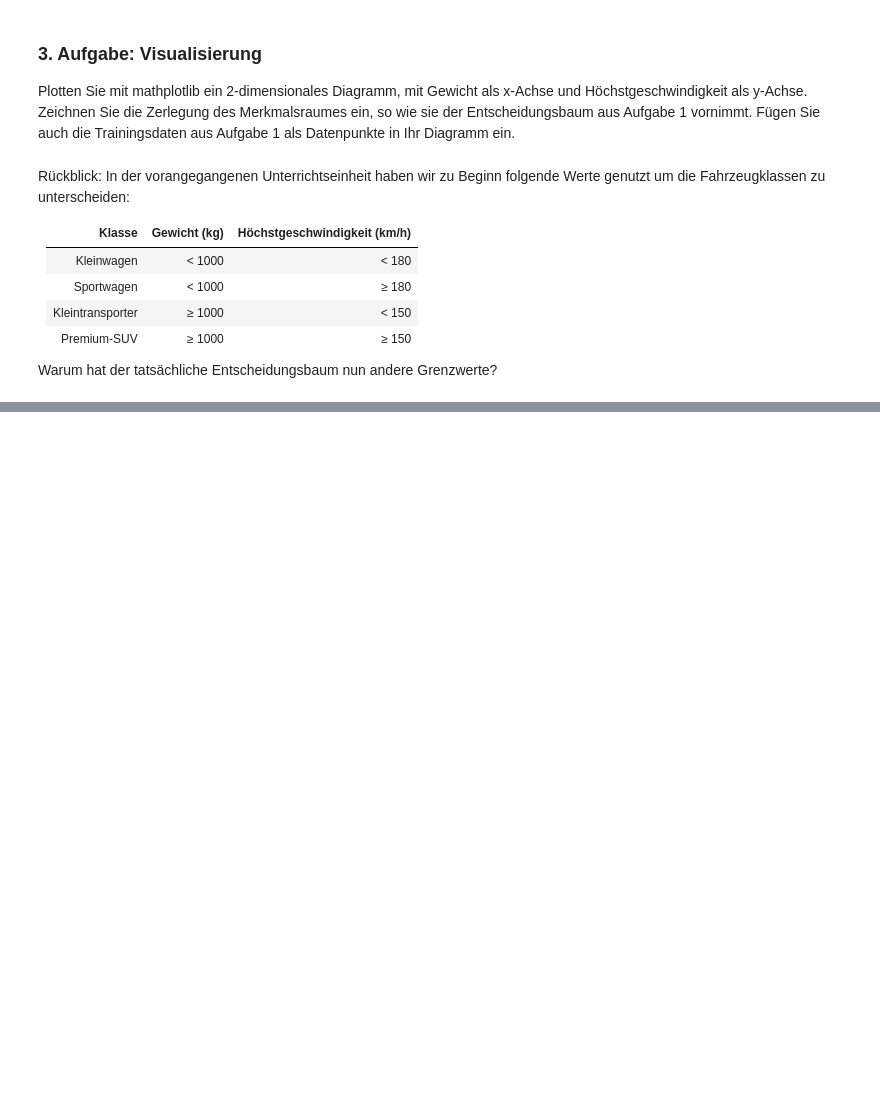
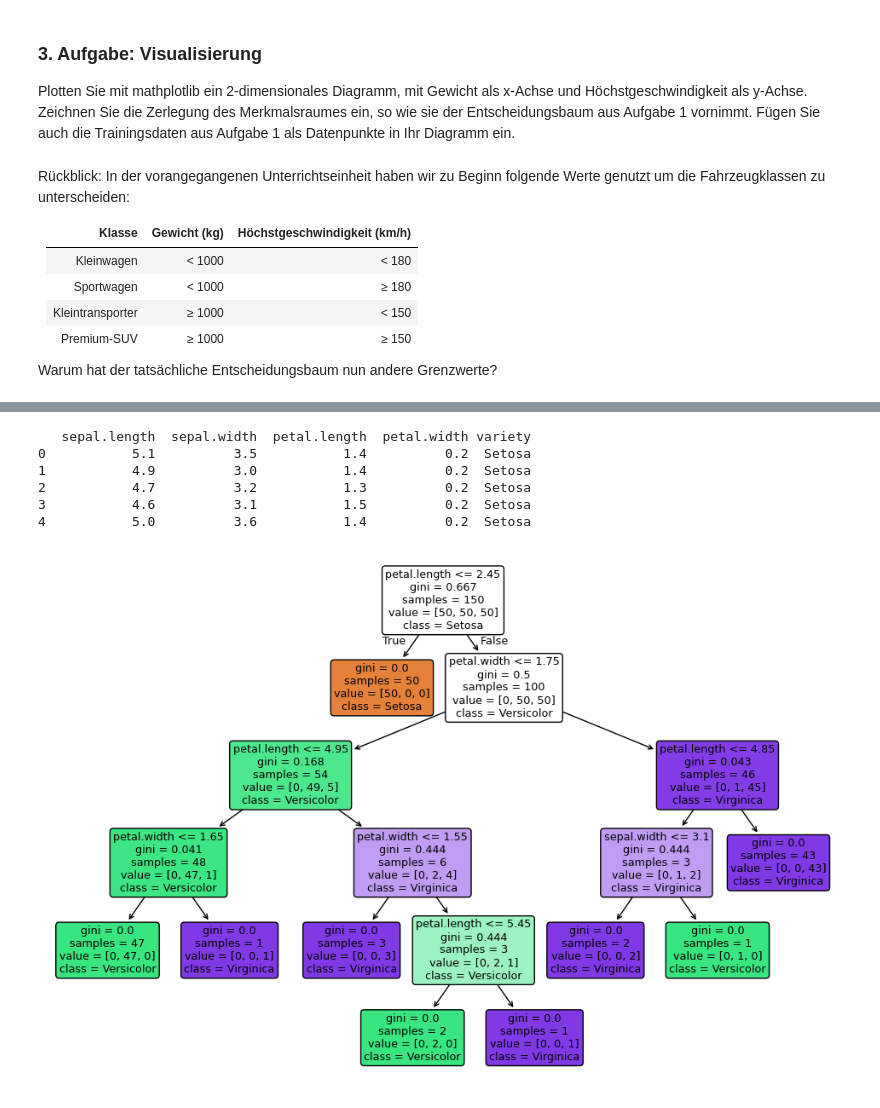
Before and after one commit to schaeferju/003_004, a Jupyter notebook: PythonGrundlagen_023/PythonGrundlagen_023.ipynb, the cells around one changed output, grey strips where cells are left out. Drawn from its saved outputs; the diff is of its cells as text; code cells hidden in the pictures; blank space fills up the shorter version.

Commit message:
Blumenbäume mit und ohne Split

```diff
--- a/PythonGrundlagen_023/PythonGrundlagen_023.ipynb
+++ b/PythonGrundlagen_023/PythonGrundlagen_023.ipynb
@@ -322,0 +323,55 @@ Trainieren Sie dazu ein Entscheidungsbaum-Modell auf dem Iris-Datensatz, um die
+# %%
+# Module importieren
+import pandas as pd
+from sklearn.tree import DecisionTreeClassifier, plot_tree
+from sklearn.model_selection import train_test_split
+from sklearn.metrics import accuracy_score
+import matplotlib.pyplot as plt
+
+# 1. Iris-Datensatz laden
+df = pd.read_csv('iris.csv')
+print(df.head())
+
+# 2. Entscheidungsbaum anlegen und trainieren
+feature_cols = ['sepal.length', 'sepal.width', 'petal.length', 'petal.width']
+X = df[feature_cols] # Features
+y = df.variety # Target variable
+
+#Ohne Split
+blume = DecisionTreeClassifier()
+blume.fit(X, y)
+
+plt.figure(figsize=(12, 8))
+plot_tree(blume, feature_names=feature_cols, class_names=baum.classes_, filled=True, rounded=True)
+plt.show()
+
+
+
+#Mit Split
+# Daten in Trainings- und Testdaten aufteilen
+X_train, X_test, y_train, y_test = train_test_split(
+    X, y, test_size=0.2, random_state=42
+)
+
+strauss = DecisionTreeClassifier()
+strauss.fit(X_train, y_train)
+
+#y_pred = strauss.predict(X_test)
+
+# Genauigkeit ausgeben
+#print("Test Accuracy:", accuracy_score(y_test, y_pred))
+
+plt.figure(figsize=(12, 10))
+plot_tree(strauss, feature_names=feature_cols, class_names=baum.classes_, filled=True, rounded=True)
+plt.show()
+
+
+# 3. Testen mit einzelnen Beispielen
+# %% [output]
+   sepal.length  sepal.width  petal.length  petal.width variety
+0           5.1          3.5           1.4          0.2  Setosa
+1           4.9          3.0           1.4          0.2  Setosa
+2           4.7          3.2           1.3          0.2  Setosa
+3           4.6          3.1           1.5          0.2  Setosa
+4           5.0          3.6           1.4          0.2  Setosa
+[figure, added]
```
Also changed, not shown: parts of 4 cells of this notebook.
